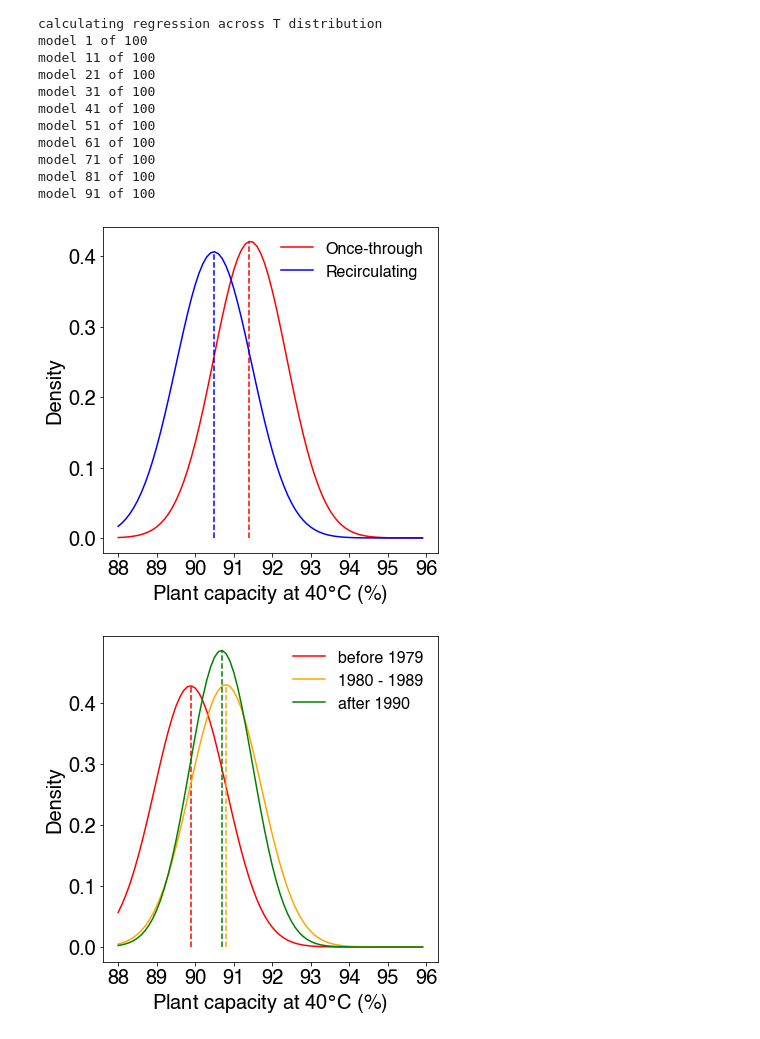
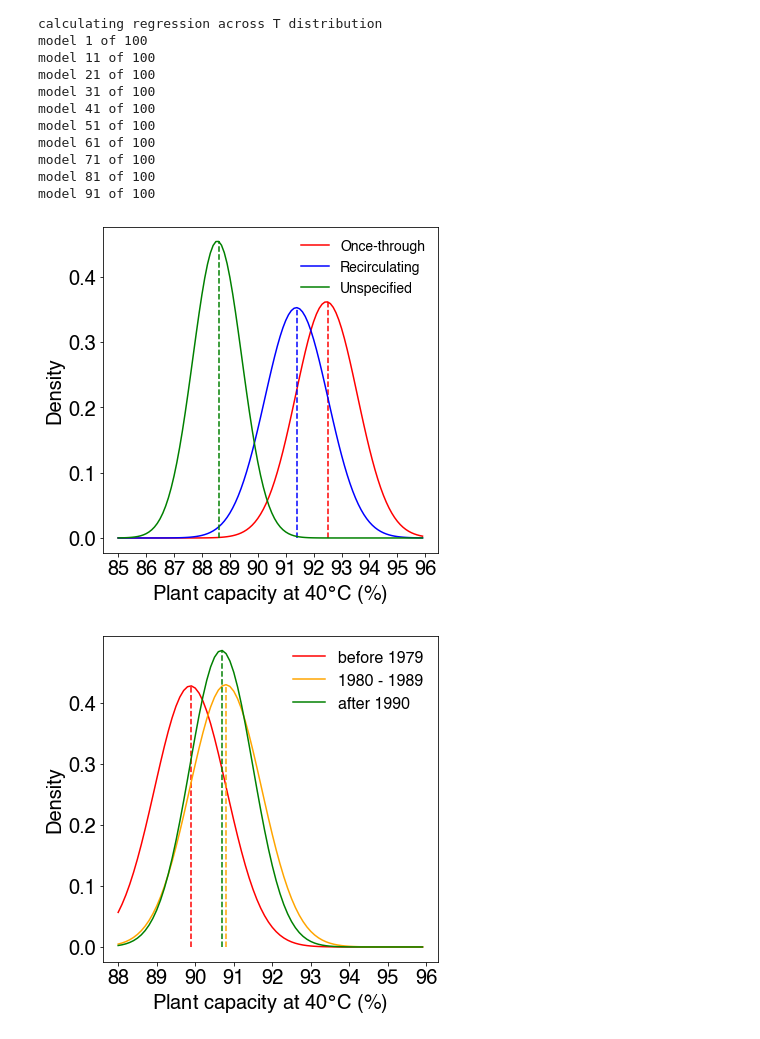
Before and after one commit to ecoffel/grad-research, a Jupyter notebook: 2019-electricity/el_plant_bootstrap_temp_runoff_curves.ipynb, the cells around one changed output. Drawn from its saved outputs; the diff is of its cells as text; code cells hidden in the pictures.

```diff
--- a/2019-electricity/el_plant_bootstrap_temp_runoff_curves.ipynb
+++ b/2019-electricity/el_plant_bootstrap_temp_runoff_curves.ipynb
@@ -22,11 +22,11 @@ import sys, os
 dataDirDiscovery = '/dartfs-hpc/rc/lab/C/CMIG/ecoffel/data/projects/electricity'
 
 tempVar = 'txSummer'
-qsVar = 'qsGrdcPercentileSummer'
+qsVar = 'qsGrdcAnomSummer'
 
 modelPower = 'pow2-noInteraction'
 
-plotFigs = True
+plotFigs = False
 dumpData = False
 
 pcVal = -2
@@ -150,8 +135,11 @@ page = []
 pcooling = []
 for i in np.unique(plantIds):
     ind = np.where(plantIds==i)[0][0]
-    if plantAge[ind] > 1000 and plantCooling[ind] >= 0:
+    if plantAge[ind] > 1000:
         page.append(plantAge[ind])
-        pcooling.append(plantCooling[ind])
+    else:
+        page.append(np.nan)
+
+    pcooling.append(plantCooling[ind])
 page = np.array(page)
 pcooling = np.array(pcooling)
@@ -628,36 +632,36 @@ model 91 of 100
 # %%
 from scipy.stats import norm
 
 normOT = norm.fit(ydAllOT)
 normRC = norm.fit(ydAllRC)
 normUnspec = norm.fit(ydAllUnspec)
 
-xaxis = np.arange(88, 96, 0.1)
+xaxis = np.arange(85, 96, 0.1)
 pdfOT = norm.pdf(xaxis, normOT[0], normOT[1])
 pdfRC = norm.pdf(xaxis, normRC[0], normRC[1])
 pdfUnspec = norm.pdf(xaxis, normUnspec[0], normUnspec[1])
 
 xMaxOT = np.where(pdfOT==np.nanmax(pdfOT))[0]
 xMaxRC = np.where(pdfRC==np.nanmax(pdfRC))[0]
 xMaxUnspec = np.where(pdfUnspec==np.nanmax(pdfUnspec))[0]
 
 plt.figure(figsize=(6,6))
 plt.plot(xaxis, pdfOT, '-r', label='Once-through')
 plt.plot([xaxis[xMaxOT], xaxis[xMaxOT]], [0, pdfOT[xMaxOT]], '--r')
 plt.plot(xaxis, pdfRC, '-b', label='Recirculating')
 plt.plot([xaxis[xMaxRC], xaxis[xMaxRC]], [0, pdfRC[xMaxRC]], '--b')
-# plt.plot(xaxis, pdfUnspec, '-g', label='Unspecified')
-# plt.plot([xaxis[xMaxUnspec], xaxis[xMaxUnspec]], [0, pdfUnspec[xMaxUnspec]], '--g')
+plt.plot(xaxis, pdfUnspec, '-g', label='Unspecified')
+plt.plot([xaxis[xMaxUnspec], xaxis[xMaxUnspec]], [0, pdfUnspec[xMaxUnspec]], '--g')
 plt.xlabel('Plant capacity at 40$\degree$C (%)', fontsize=20)
 plt.ylabel('Density', fontsize=20)
 plt.yticks(np.arange(0, .41, .1), fontsize=20)
-plt.xticks(np.arange(88, 96.1, 1), fontsize=20)
+plt.xticks(np.arange(85, 96.1, 1), fontsize=20)
 
-leg = plt.legend(prop = {'size':16, 'family':'Helvetica'}, loc = 'upper right')
+leg = plt.legend(prop = {'size':14, 'family':'Helvetica'}, loc = 'upper right')
 leg.get_frame().set_linewidth(0.0)
 plt.savefig('cooling-type-comparison-%s-%s.png'%(tempVar, qsVar), format='png', dpi=500, bbox_inches = 'tight', pad_inches = 0)
 # %% [output]
-[figure, old version]
+[figure, new version]
 # %%
 from scipy.stats import norm
 
```
Also changed, not shown: parts of 8 cells of this notebook, 1 other file.
